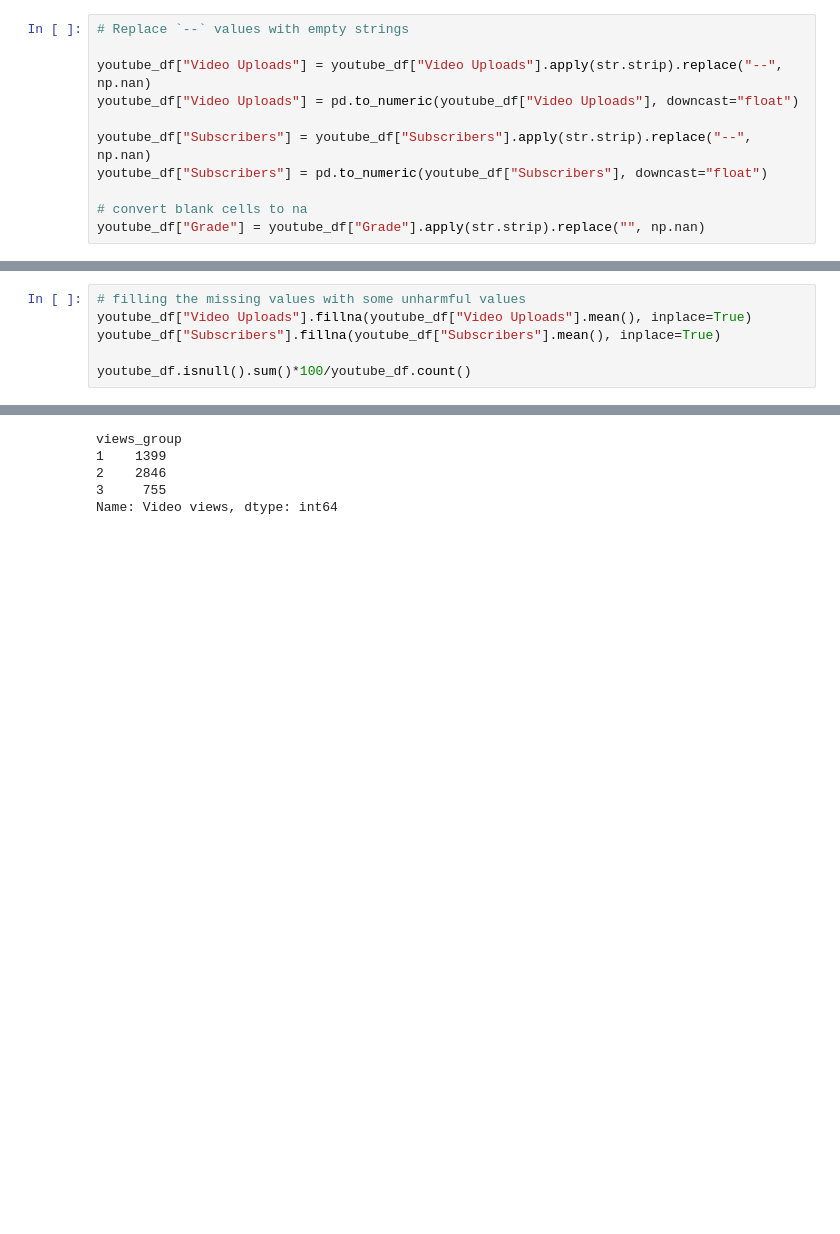
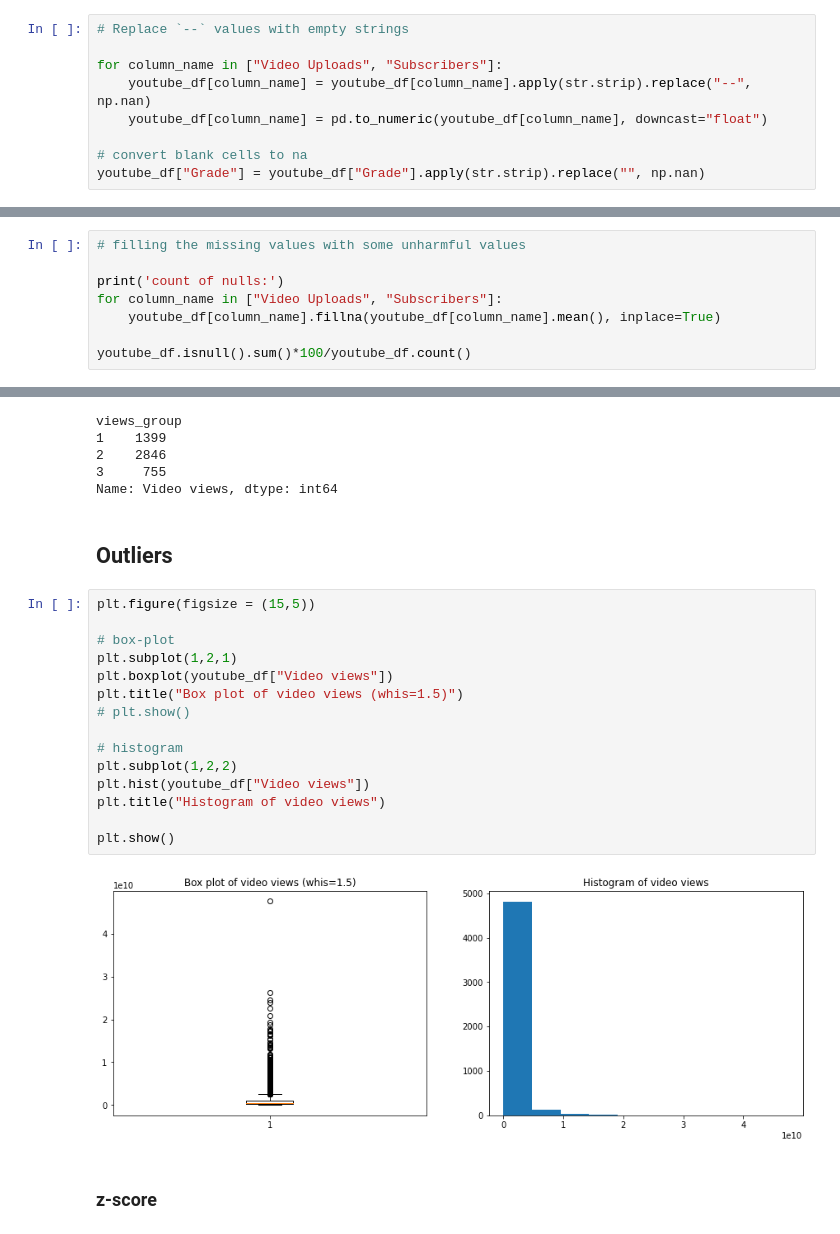
Before and after one commit to a-bro-0227/thinkful, a Jupyter notebook: data_science_assign/ch-15_supervised_model-prep.ipynb, the cells around one changed output, grey strips where cells are left out. Saved outputs shown, nothing was run; the diff lists cells and outputs as text; blank space fills up the shorter version.

```diff
--- a/data_science_assign/ch-15_supervised_model-prep.ipynb
+++ b/data_science_assign/ch-15_supervised_model-prep.ipynb
@@ -109,11 +122,9 @@ Name: Grade, dtype: int64
 # %%
 # Replace `--` values with empty strings
 
-youtube_df["Video Uploads"] = youtube_df["Video Uploads"].apply(str.strip).replace("--", np.nan)
-youtube_df["Video Uploads"] = pd.to_numeric(youtube_df["Video Uploads"], downcast="float")
-
-youtube_df["Subscribers"] = youtube_df["Subscribers"].apply(str.strip).replace("--", np.nan)
-youtube_df["Subscribers"] = pd.to_numeric(youtube_df["Subscribers"], downcast="float")
+for column_name in ["Video Uploads", "Subscribers"]:
+    youtube_df[column_name] = youtube_df[column_name].apply(str.strip).replace("--", np.nan)
+    youtube_df[column_name] = pd.to_numeric(youtube_df[column_name], downcast="float")
 
 # convert blank cells to na
 youtube_df["Grade"] = youtube_df["Grade"].apply(str.strip).replace("", np.nan)
@@ -139,8 +160,10 @@ Video views      0.00
 dtype: float64
 # %%
 # filling the missing values with some unharmful values
-youtube_df["Video Uploads"].fillna(youtube_df["Video Uploads"].mean(), inplace=True)
-youtube_df["Subscribers"].fillna(youtube_df["Subscribers"].mean(), inplace=True)
+
+print('count of nulls:')
+for column_name in ["Video Uploads", "Subscribers"]:
+    youtube_df[column_name].fillna(youtube_df[column_name].mean(), inplace=True)
 
 youtube_df.isnull().sum()*100/youtube_df.count()
 # %% [output]
@@ -185,3 +208,24 @@ views_group
 2    2846
 3     755
 Name: Video views, dtype: int64
+# %% [markdown]
+## Outliers
+# %%
+plt.figure(figsize = (15,5))
+
+# box-plot
+plt.subplot(1,2,1)
+plt.boxplot(youtube_df["Video views"])
+plt.title("Box plot of video views (whis=1.5)")
+# plt.show()
+
+# histogram
+plt.subplot(1,2,2)
+plt.hist(youtube_df["Video views"])
+plt.title("Histogram of video views")
+
+plt.show()
+# %% [output]
+[figure, added]
+# %% [markdown]
+### z-score
```
Also changed, not shown: parts of 27 cells of this notebook.
